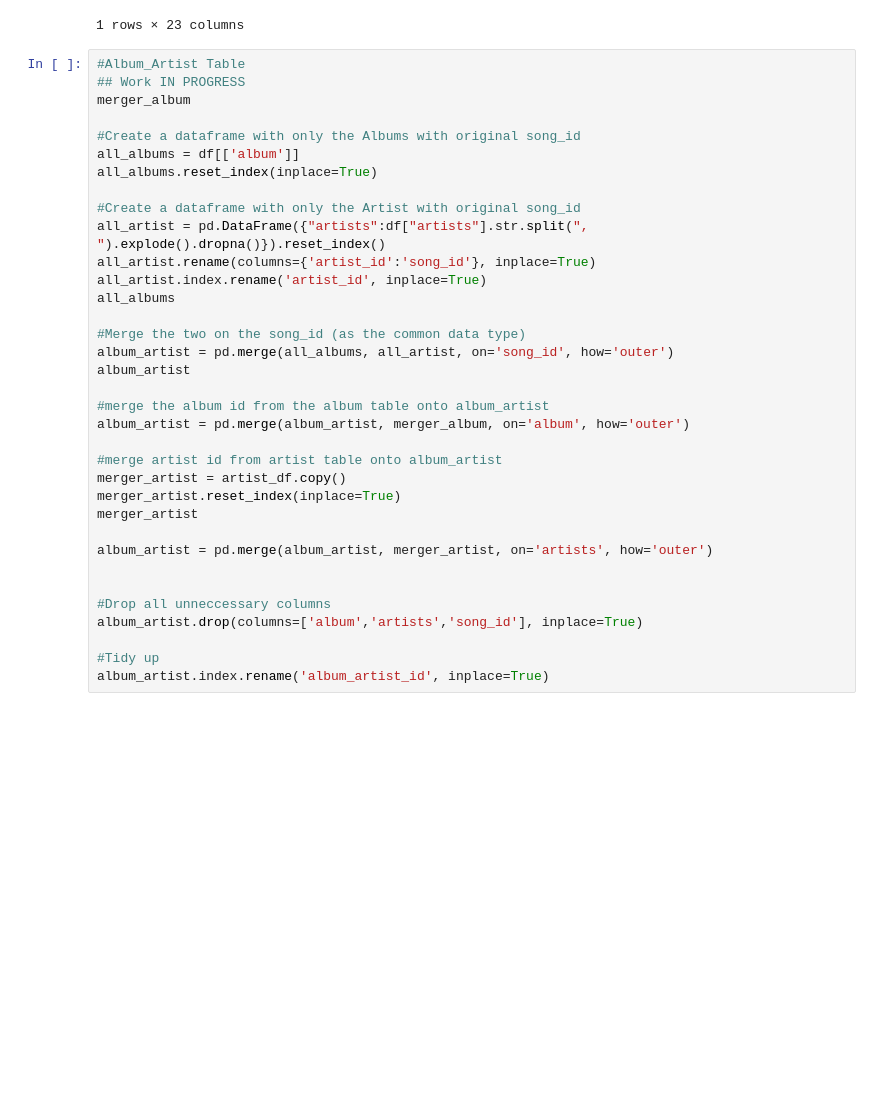
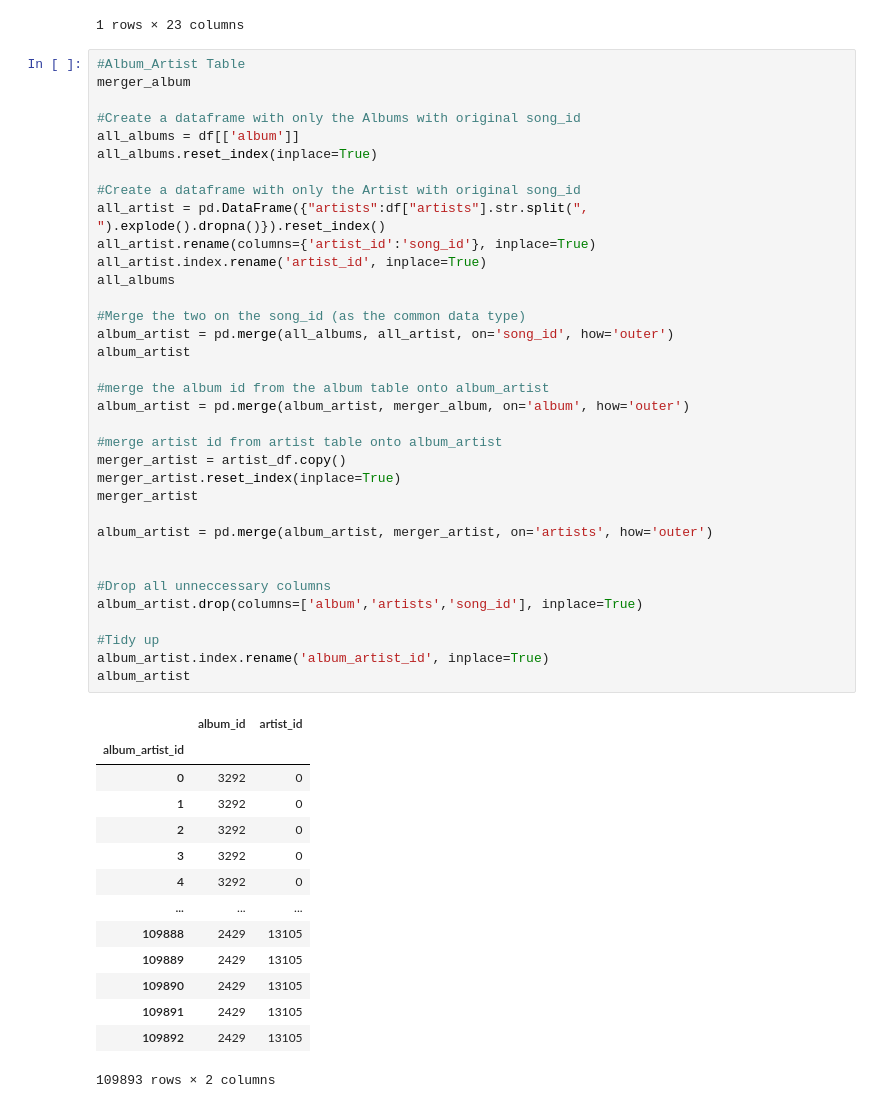
Before and after one commit to cchloet/SpotifyDatabase, a Jupyter notebook: spotify_db.ipynb, the cells around one changed output. Saved outputs shown, nothing was run; the diff lists cells and outputs as text; blank space fills up the shorter version.

```diff
--- a/spotify_db.ipynb
+++ b/spotify_db.ipynb
@@ -165,36 +173,51 @@ df.head(1)
 1 rows × 23 columns
 # %%
 #Album_Artist Table
-## Work IN PROGRESS
 merger_album
 
 #Create a dataframe with only the Albums with original song_id
 all_albums = df[['album']]
 all_albums.reset_index(inplace=True)
 
 #Create a dataframe with only the Artist with original song_id
 all_artist = pd.DataFrame({"artists":df["artists"].str.split(", ").explode().dropna()}).reset_index()
 all_artist.rename(columns={'artist_id':'song_id'}, inplace=True)
 all_artist.index.rename('artist_id', inplace=True)
 all_albums
 
 #Merge the two on the song_id (as the common data type)
 album_artist = pd.merge(all_albums, all_artist, on='song_id', how='outer')
 album_artist
 
 #merge the album id from the album table onto album_artist
 album_artist = pd.merge(album_artist, merger_album, on='album', how='outer')
 
 #merge artist id from artist table onto album_artist
 merger_artist = artist_df.copy()
 merger_artist.reset_index(inplace=True)
 merger_artist
 
 album_artist = pd.merge(album_artist, merger_artist, on='artists', how='outer')
 
 
 #Drop all unneccessary columns
 album_artist.drop(columns=['album','artists','song_id'], inplace=True)
 
 #Tidy up
 album_artist.index.rename('album_artist_id', inplace=True)
+album_artist
+# %% [output]
+|  | album_id | artist_id |
+| album_artist_id |  |  |
+| 0 | 3292 | 0 |
+| 1 | 3292 | 0 |
+| 2 | 3292 | 0 |
+| 3 | 3292 | 0 |
+| 4 | 3292 | 0 |
+| ... | ... | ... |
+| 109888 | 2429 | 13105 |
+| 109889 | 2429 | 13105 |
+| 109890 | 2429 | 13105 |
+| 109891 | 2429 | 13105 |
+| 109892 | 2429 | 13105 |
+109893 rows × 2 columns
```
Also changed, not shown: parts of 8 cells of this notebook.
